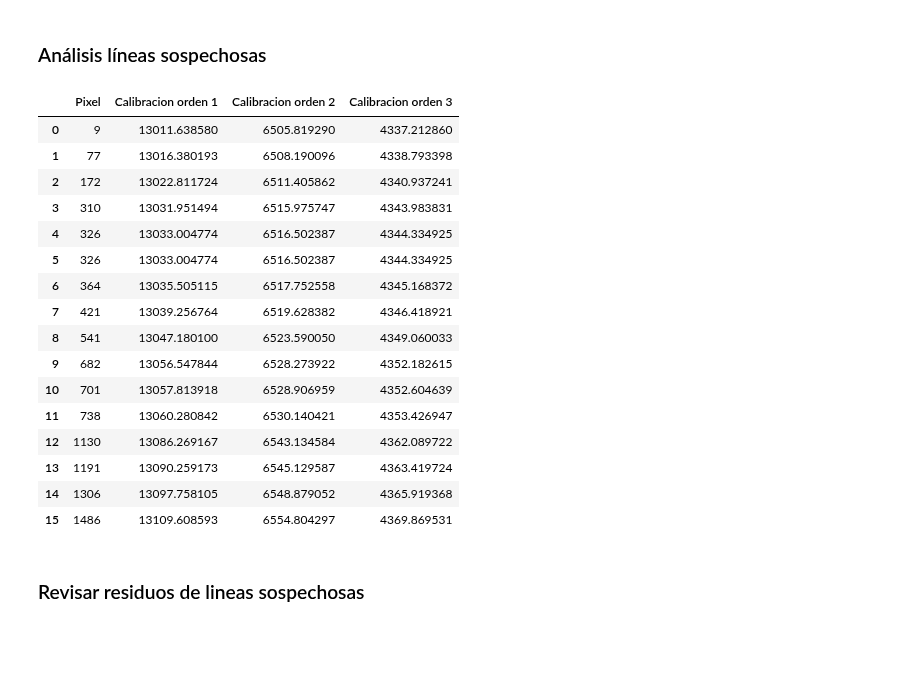
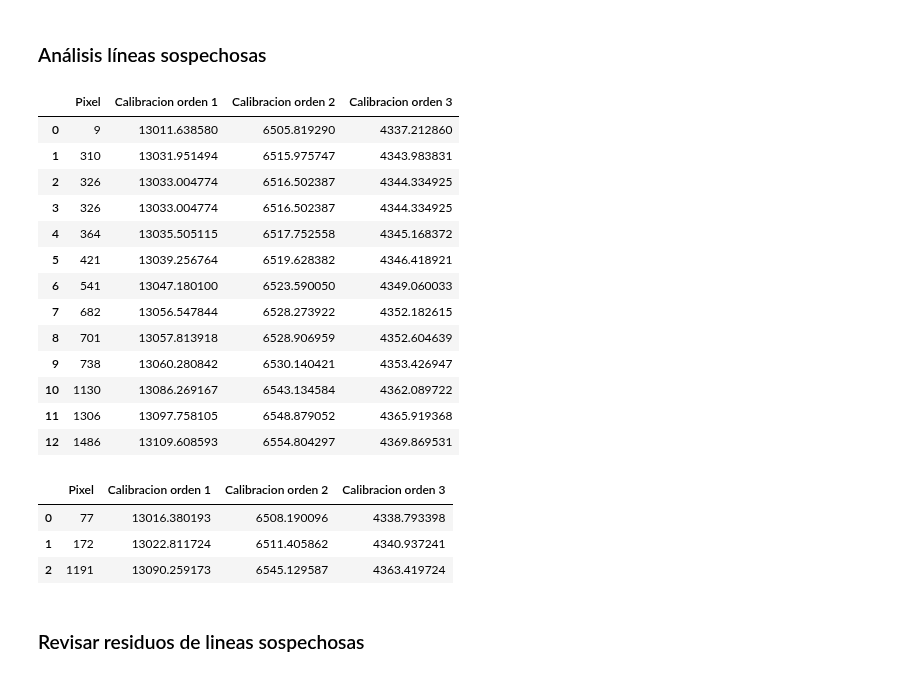
Before and after one commit to ccuellarn/Torium-Operation, a Jupyter notebook: Data/Th 6520/Analisis_6520.ipynb, the cells around one changed output. Cells and saved outputs as stored; diff of their text form; code cells hidden in the pictures; blank space fills up the shorter version.

Commit message:
Separacion de lineas en el espectro a lineas sospechosas

```diff
--- a/Data/Th 6520/Analisis_6520.ipynb
+++ b/Data/Th 6520/Analisis_6520.ipynb
@@ -372,38 +372,35 @@ fig3.tight_layout()
 ### Análisis líneas sospechosas
 # %%
 #Ver y tener los diferentes valores encontrados en el catalogo de nist
-LineasSos_1 = LineasSus(Pixsus_1 + Pixesp_1,param)
+LineasSos_1 = LineasSus(Pixsus_1,param)
 # LineasSos_1['Catalogo longitud orden 1'] = []
 # LineasSos_1['Elemento orden 1'] = [ ]
 # LineasSos_1['Catalogo longitud orden 3'] = []
 # LineasSos_1['Elemento orden 3'] = [ ]
 
-LineasSos_2 = LineasSus(Pixsus_2 + Pixesp_2,param)
+LineasSos_2 = LineasSus(Pixsus_2,param)
 # LineasSos_2['Catalogo longitud orden 1'] = []
 # LineasSos_2['Elemento orden 1'] = [ ]
 # LineasSos_2['Catalogo longitud orden 3'] = []
 # LineasSos_2['Elemento orden 3'] = [ ]
 
-LineasSos_ = pd.concat([LineasSos_1,LineasSos_2], axis=0).sort_values(by='Pixel', ascending=True, na_position='first').reset_index(drop=True)
-LineasSos_
+LineasSos = pd.concat([LineasSos_1,LineasSos_2], axis=0).sort_values(by='Pixel', ascending=True, na_position='first').reset_index(drop=True)
+LineasSos
 # %% [output]
 |  | Pixel | Calibracion orden 1 | Calibracion orden 2 | Calibracion orden 3 |
 | 0 | 9 | 13011.638580 | 6505.819290 | 4337.212860 |
-| 1 | 77 | 13016.380193 | 6508.190096 | 4338.793398 |
-| 2 | 172 | 13022.811724 | 6511.405862 | 4340.937241 |
-| 3 | 310 | 13031.951494 | 6515.975747 | 4343.983831 |
-| 4 | 326 | 13033.004774 | 6516.502387 | 4344.334925 |
-| 5 | 326 | 13033.004774 | 6516.502387 | 4344.334925 |
-| 6 | 364 | 13035.505115 | 6517.752558 | 4345.168372 |
-| 7 | 421 | 13039.256764 | 6519.628382 | 4346.418921 |
-| 8 | 541 | 13047.180100 | 6523.590050 | 4349.060033 |
-| 9 | 682 | 13056.547844 | 6528.273922 | 4352.182615 |
-| 10 | 701 | 13057.813918 | 6528.906959 | 4352.604639 |
-| 11 | 738 | 13060.280842 | 6530.140421 | 4353.426947 |
-| 12 | 1130 | 13086.269167 | 6543.134584 | 4362.089722 |
-| 13 | 1191 | 13090.259173 | 6545.129587 | 4363.419724 |
-| 14 | 1306 | 13097.758105 | 6548.879052 | 4365.919368 |
-| 15 | 1486 | 13109.608593 | 6554.804297 | 4369.869531 |
+| 1 | 310 | 13031.951494 | 6515.975747 | 4343.983831 |
+| 2 | 326 | 13033.004774 | 6516.502387 | 4344.334925 |
+| 3 | 326 | 13033.004774 | 6516.502387 | 4344.334925 |
+| 4 | 364 | 13035.505115 | 6517.752558 | 4345.168372 |
+| 5 | 421 | 13039.256764 | 6519.628382 | 4346.418921 |
+| 6 | 541 | 13047.180100 | 6523.590050 | 4349.060033 |
+| 7 | 682 | 13056.547844 | 6528.273922 | 4352.182615 |
+| 8 | 701 | 13057.813918 | 6528.906959 | 4352.604639 |
+| 9 | 738 | 13060.280842 | 6530.140421 | 4353.426947 |
+| 10 | 1130 | 13086.269167 | 6543.134584 | 4362.089722 |
+| 11 | 1306 | 13097.758105 | 6548.879052 | 4365.919368 |
+| 12 | 1486 | 13109.608593 | 6554.804297 | 4369.869531 |
 # %%
 # # Por si se necesita quitar algun elemento None del dataframe .drop([2],axis=0).reset_index(drop=True)
 # LineasSos_1['Catalogo longitud'] = []
@@ -418,6 +415,17 @@ LineasSos_
 
 # #Código para imprimir la tabla de latex
 # #print(LineasSos.to_latex(index=False))
+# %%
+#Lineas que aparecen en el espectro y no son sospechosas
+LineasSos_1_ = LineasSus(Pixesp_1,param)
+LineasSos_2_ = LineasSus(Pixesp_2,param)
+LineasSos_ = pd.concat([LineasSos_1_,LineasSos_2_], axis=0).sort_values(by='Pixel', ascending=True, na_position='first').reset_index(drop=True)
+LineasSos_
+# %% [output]
+|  | Pixel | Calibracion orden 1 | Calibracion orden 2 | Calibracion orden 3 |
+| 0 | 77 | 13016.380193 | 6508.190096 | 4338.793398 |
+| 1 | 172 | 13022.811724 | 6511.405862 | 4340.937241 |
+| 2 | 1191 | 13090.259173 | 6545.129587 | 4363.419724 |
 # %% [markdown]
 ### Revisar residuos de lineas sospechosas
 # %%
```
Also changed, not shown: 2 other files.
